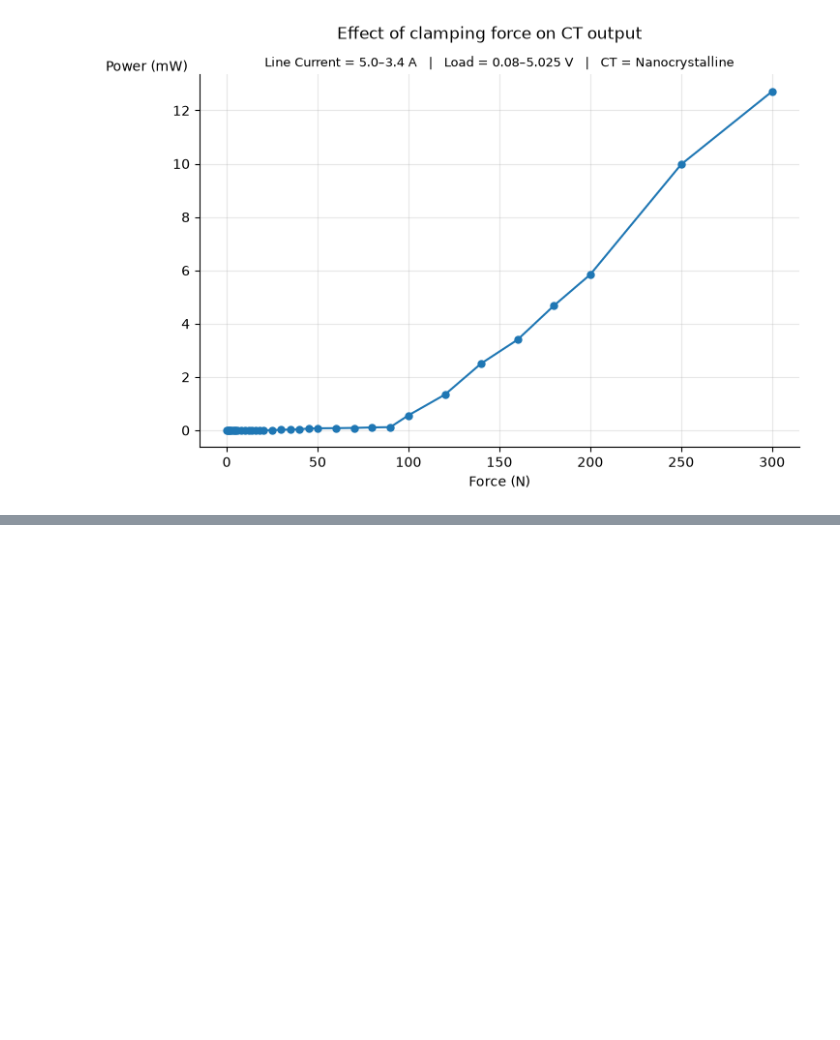
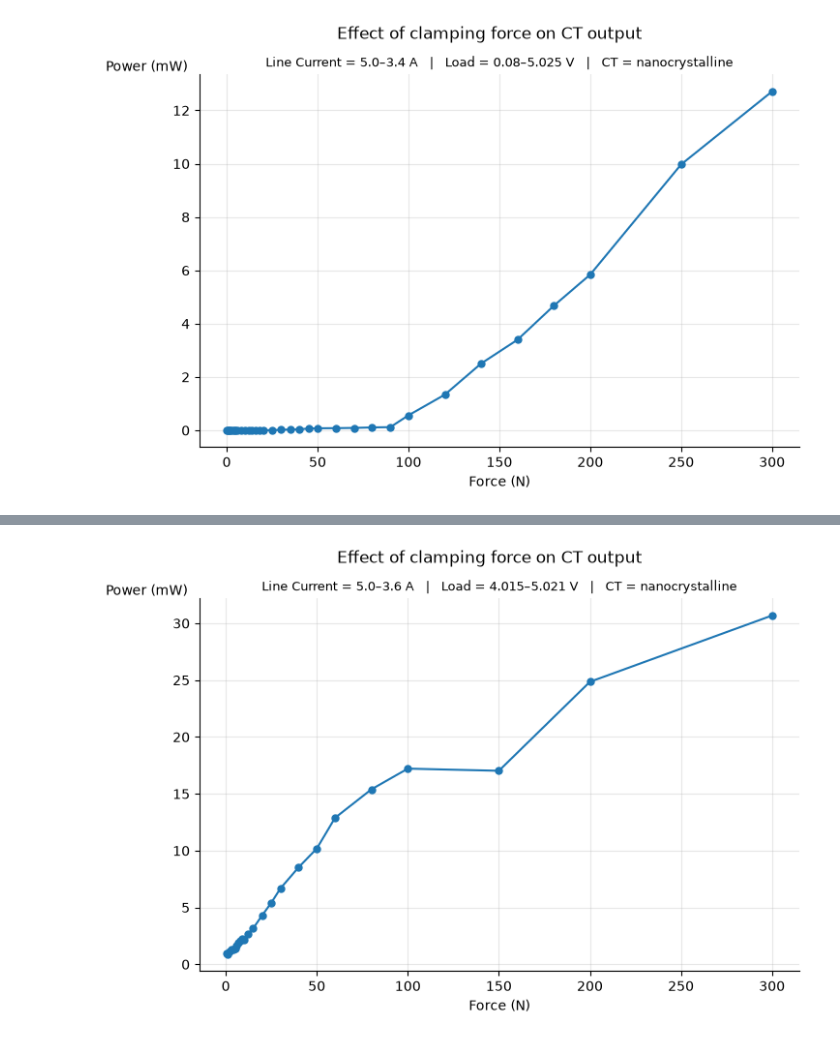
Before and after one commit to stephengilbert1/current-transformer-analysis, a Jupyter notebook: notebooks/01-force-vs-power.ipynb, the cells around one changed output, grey strips where cells are left out. Cells and saved outputs as stored; diff of their text form; code cells hidden in the pictures; blank space fills up the shorter version.

```diff
--- a/notebooks/01-force-vs-power.ipynb
+++ b/notebooks/01-force-vs-power.ipynb
@@ -77 +83,5 @@ The results should have repeated the findings from trial 3 from 0 to 10 N. In pr
+# %%
+df5, _, _ = analyse_trial("005")
+# %% [output]
+[figure, added]
 # %% [markdown]
```
Also changed, not shown: parts of 8 cells of this notebook, 9 other files.
